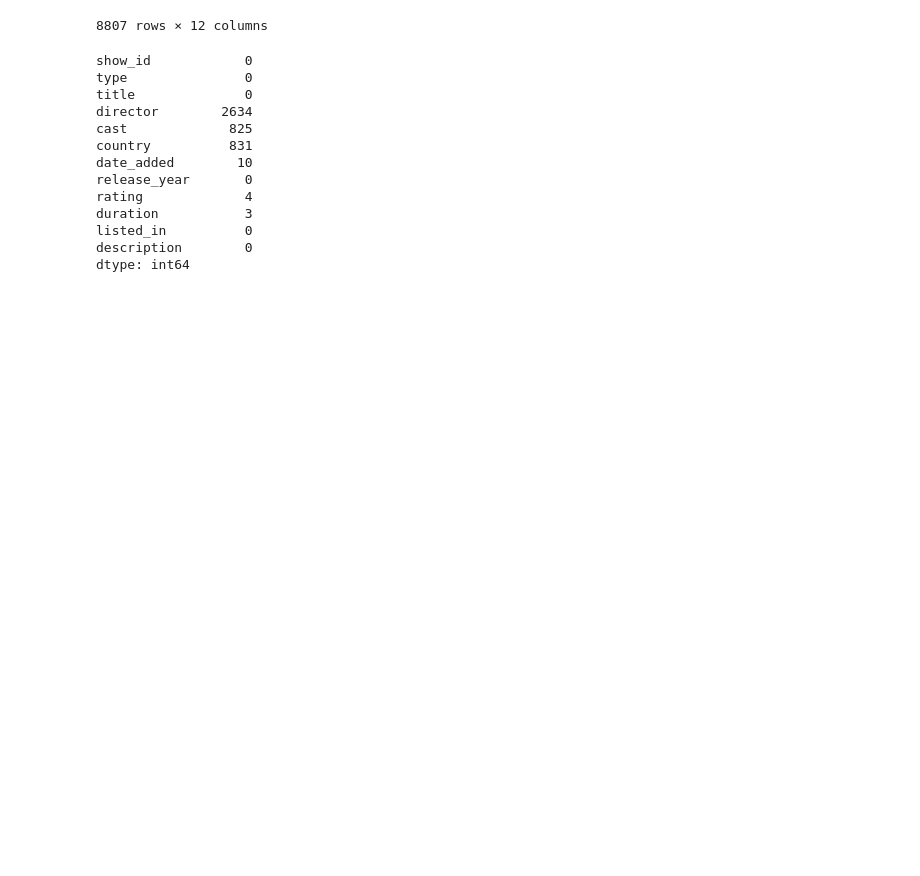
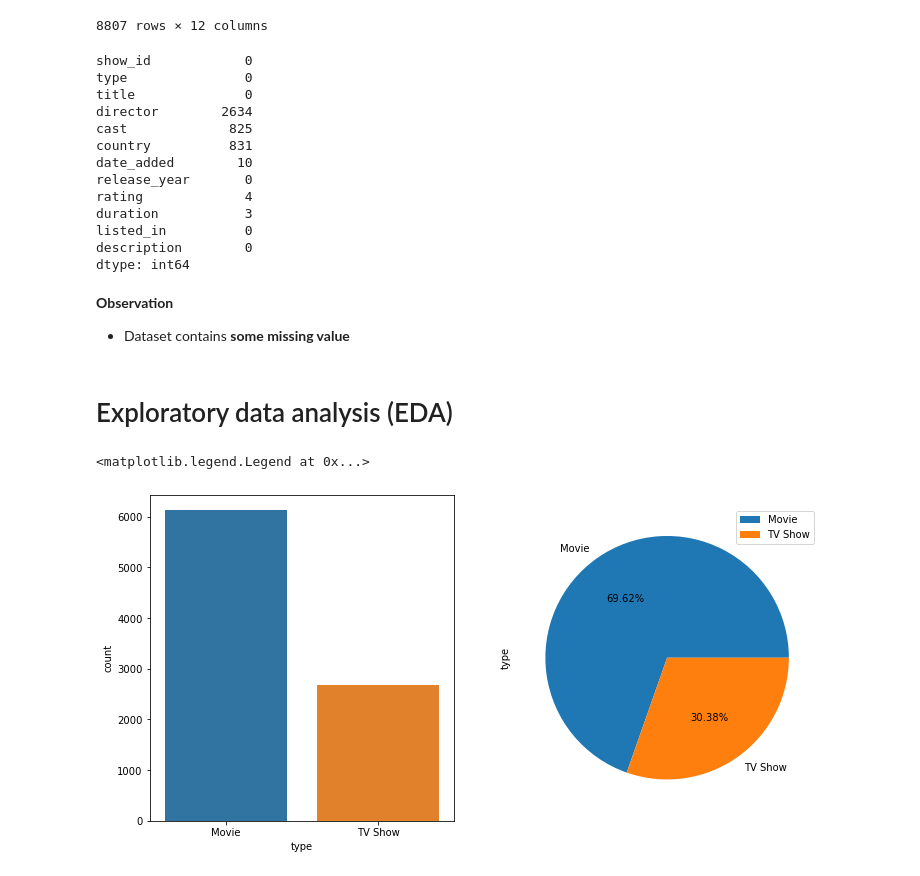
Before and after one commit to Sialsanwal/CodeClause-Movie-Analysis, a Jupyter notebook: Movie Analysis.ipynb, the cells around one changed output. Cells and saved outputs as stored; diff of their text form; code cells hidden in the pictures; blank space fills up the shorter version.

```diff
--- a/Movie Analysis.ipynb
+++ b/Movie Analysis.ipynb
@@ -67,6 +69,15 @@ df.sort_values(by='release_year',ascending=False)
 | 7790 | s7791 | Movie | Prelude to War | Frank Capra | NaN | United States | March 31, 2017 | 1942 | TV-14 | 52 min | ... |
 | 4250 | s4251 | TV Show | Pioneers: First Women Filmmakers* | NaN | NaN | NaN | December 30, 2018 | 1925 | TV-14 | 1 Season | ... |
 8807 rows × 12 columns
+# %%
+df['date_added']=df['date_added'].fillna(method='ffill')
+# %%
+df['date_added']=pd.to_datetime(df['date_added'])
+df['year_added']=pd.DatetimeIndex(df['date_added']).year
+df['month_added']=df['date_added'].dt.month
+# %%
+df['year_added']=df['year_added'].astype(int)
+df['month_added']=df['month_added'].astype(int)
 # %%
 df.isnull().sum()
 # %% [output]
@@ -83,3 +94,21 @@ duration           3
 listed_in          0
 description        0
 dtype: int64
+# %% [markdown]
+**Observation**
+- Dataset contains **some missing value**
+# %% [markdown]
+# Exploratory data analysis (EDA)
+# %%
+
+plt.figure(figsize=(12,6))
+
+plt.subplot(1,2,1)
+sns.countplot(data=df,x=df.type)
+
+plt.subplot(1,2,2)
+df.type.value_counts().plot(kind='pie',autopct="%1.2f%%")
+plt.legend()
+# %% [output]
+<matplotlib.legend.Legend at 0x...>
+[figure, added]
```
Also changed, not shown: parts of 5 cells of this notebook.
